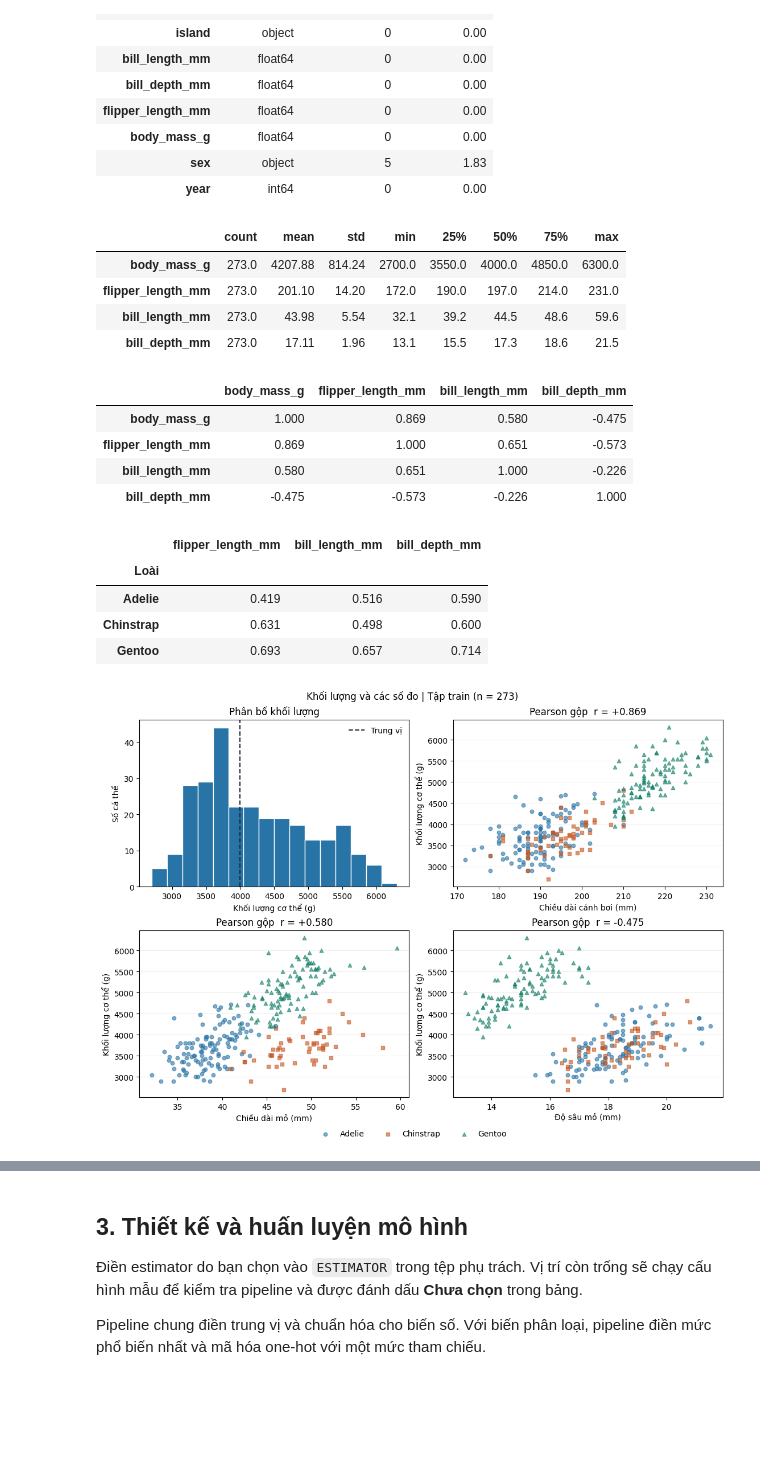
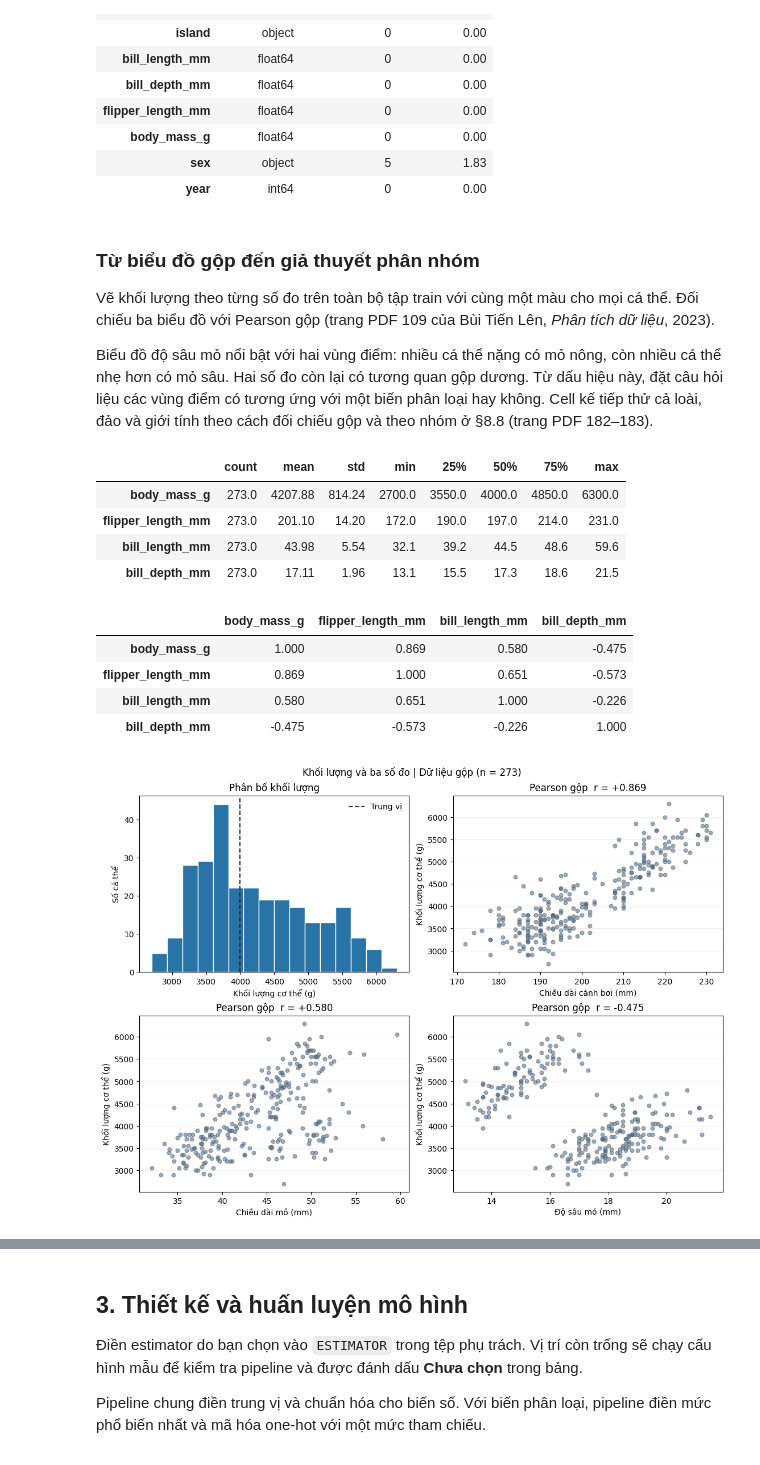
Before and after one commit to phuctran33/regression-lab01, a Jupyter notebook: source/lab01.ipynb, the cells around one changed output, grey strips where cells are left out. Saved outputs shown, nothing was run; the diff lists cells and outputs as text; code cells hidden in the pictures; blank space fills up the shorter version.

```diff
--- a/source/lab01.ipynb
+++ b/source/lab01.ipynb
@@ -89,60 +89,46 @@ Dòng trùng toàn bộ cột trong tập train: 0
 | body_mass_g | float64 | 0 | 0.00 |
 | sex | object | 5 | 1.83 |
 | year | int64 | 0 | 0.00 |
+# %% [markdown]
+### Từ biểu đồ gộp đến giả thuyết phân nhóm
+
+Vẽ khối lượng theo từng số đo trên toàn bộ tập train với cùng một màu cho mọi cá thể. Đối chiếu ba biểu đồ với Pearson gộp (trang PDF 109 của Bùi Tiến Lên, *Phân tích dữ liệu*, 2023).
+
+Biểu đồ độ sâu mỏ nổi bật với hai vùng điểm: nhiều cá thể nặng có mỏ nông, còn nhiều cá thể nhẹ hơn có mỏ sâu. Hai số đo còn lại có tương quan gộp dương. Từ dấu hiệu này, đặt câu hỏi liệu các vùng điểm có tương ứng với một biến phân loại hay không. Cell kế tiếp thử cả loài, đảo và giới tính theo cách đối chiếu gộp và theo nhóm ở §8.8 (trang PDF 182–183).
 # %%
 measurement_features = ["flipper_length_mm", "bill_length_mm", "bill_depth_mm"]
 numeric_columns = [TARGET, *measurement_features]
 pearson = train_data[numeric_columns].corr()
 
-species_groups = dict(iter(train_data.groupby("species")))
-species_colors = dict(zip(species_groups, ["#2874A6", "#C65721", "#16806A"]))
-species_markers = dict(zip(species_groups, ["o", "s", "^"]))
-
 display(train_data[numeric_columns].describe().T.round(2))
 display(pearson.round(3))
-pearson_by_species = pd.DataFrame({
-    species: group[measurement_features].corrwith(group[TARGET])
-    for species, group in species_groups.items()
-}).T
-display(pearson_by_species.rename_axis("Loài").round(3))
 
 numeric_figure, axes = plt.subplots(2, 2, figsize=(11, 8), layout="constrained")
 hist_ax = axes.flat[0]
 hist_ax.hist(y_train, bins=16, color="#2874A6", edgecolor="white")
 hist_ax.axvline(y_train.median(), color="#202C3C", linestyle="--", label="Trung vị")
 hist_ax.set(xlabel=LABELS[TARGET], ylabel="Số cá thể", title="Phân bố khối lượng")
 hist_ax.legend(frameon=False)
 
 for ax, feature in zip(axes.flat[1:], measurement_features):
-    for species, group in species_groups.items():
-        ax.scatter(
-            group[feature], group[TARGET], label=species, color=species_colors[species],
-            marker=species_markers[species], alpha=0.60, s=22,
-        )
+    ax.scatter(train_data[feature], y_train, color="#52677C", alpha=0.55, s=23)
     ax.set(
         xlabel=LABELS[feature], ylabel=LABELS[TARGET],
         title=f"Pearson gộp  r = {pearson.loc[feature, TARGET]:+.3f}",
     )
     ax.grid(axis="y", alpha=0.20)
 
-handles, labels = axes.flat[1].get_legend_handles_labels()
-numeric_figure.legend(handles, labels, loc="outside lower center", ncols=3, frameon=False)
-numeric_figure.suptitle(f"Khối lượng và các số đo | Tập train (n = {len(train_data)})")
+numeric_figure.suptitle(f"Khối lượng và ba số đo | Dữ liệu gộp (n = {len(train_data)})")
 plt.show()
 # %% [output]
 |  | count | mean | std | min | 25% | 50% | 75% | max |
 | body_mass_g | 273.0 | 4207.88 | 814.24 | 2700.0 | 3550.0 | 4000.0 | 4850.0 | 6300.0 |
 | flipper_length_mm | 273.0 | 201.10 | 14.20 | 172.0 | 190.0 | 197.0 | 214.0 | 231.0 |
 | bill_length_mm | 273.0 | 43.98 | 5.54 | 32.1 | 39.2 | 44.5 | 48.6 | 59.6 |
 | bill_depth_mm | 273.0 | 17.11 | 1.96 | 13.1 | 15.5 | 17.3 | 18.6 | 21.5 |
 |  | body_mass_g | flipper_length_mm | bill_length_mm | bill_depth_mm |
 | body_mass_g | 1.000 | 0.869 | 0.580 | -0.475 |
 | flipper_length_mm | 0.869 | 1.000 | 0.651 | -0.573 |
 | bill_length_mm | 0.580 | 0.651 | 1.000 | -0.226 |
 | bill_depth_mm | -0.475 | -0.573 | -0.226 | 1.000 |
-|  | flipper_length_mm | bill_length_mm | bill_depth_mm |
-| Loài |  |  |  |
-| Adelie | 0.419 | 0.516 | 0.590 |
-| Chinstrap | 0.631 | 0.498 | 0.600 |
-| Gentoo | 0.693 | 0.657 | 0.714 |
-[figure, old version]
+[figure, new version]
```
Also changed, not shown: parts of 13 cells of this notebook, 7 other files.
